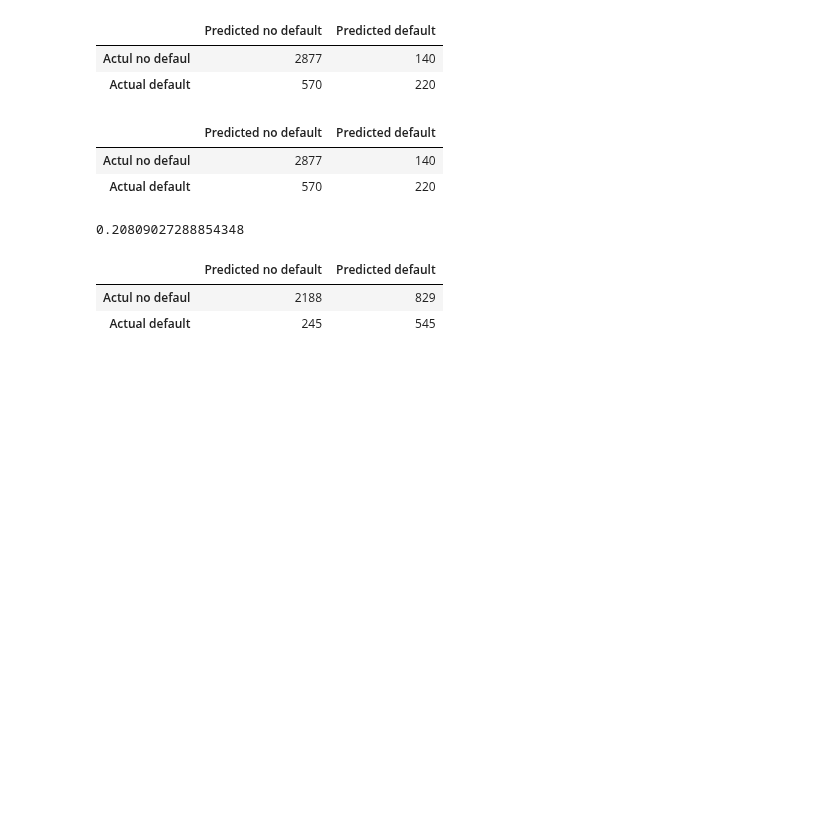
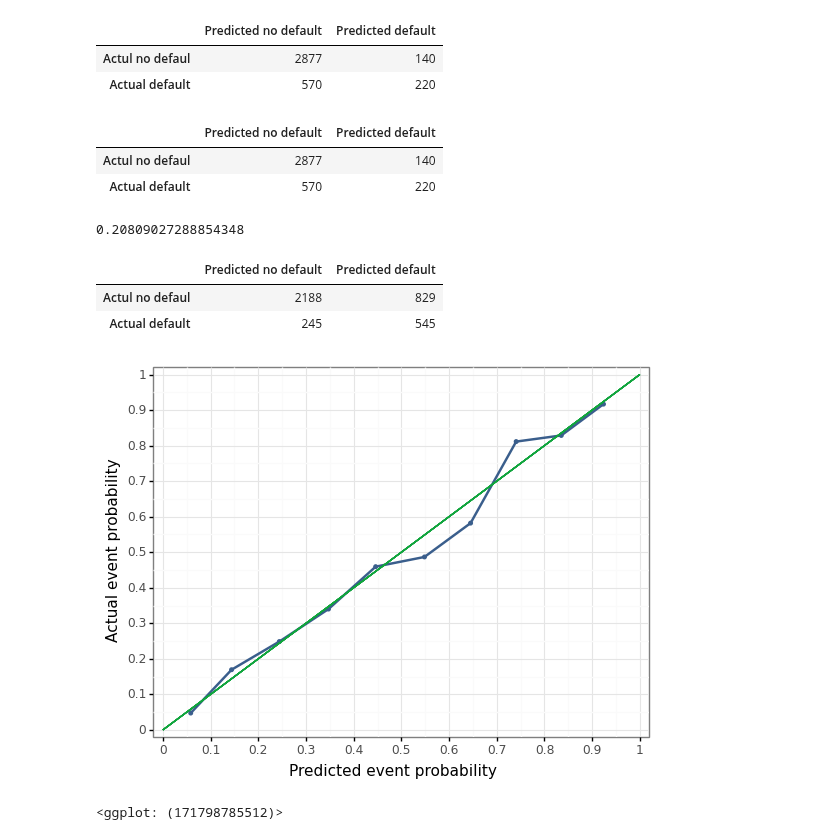
Before and after one commit to gabors-data-analysis/da_case_studies, a Jupyter notebook: ch17-predicting-firm-exit/main_new.ipynb, the cells around one changed output. Drawn from its saved outputs; the diff is of its cells as text; code cells hidden in the pictures; blank space fills up the shorter version.

Commit message:
Main part without random forest

```diff
--- a/ch17-predicting-firm-exit/main_new.ipynb
+++ b/ch17-predicting-firm-exit/main_new.ipynb
@@ -336,16 +353,21 @@ k = KFold(n_splits=5, shuffle=False, random_state=42)
 # %%
 LRCV_brier = LogisticRegressionCV(Cs=C_values, cv=k, refit=True, scoring='neg_brier_score',
-                            solver="newton-cg", tol=1e-7, random_state=42)
-LRCV_auc = LogisticRegressionCV(Cs=C_values, cv=k, refit=True, scoring='roc_auc',
                             solver="newton-cg", tol=1e-7, random_state=42)
 
 for i in range(len(logit_model_vars)):
     logit_models['X'+str(i+1)] = LRCV_brier.fit(logit_model_vars[i], y)
+
     # Calculate RMSE on test for each fold
     CV_RMSE_folds['X'+str(i+1)] = np.sqrt(-np.mean(logit_models['X'+str(i+1)].scores_[1], axis=1)).tolist()
+    cv_fold['pred X'+str(i+1)] = LRCV_brier.predict(logit_model_vars[i])
+    cv_fold['proba X'+str(i+1)] = LRCV_brier.predict_proba(logit_model_vars[i])[:,1]
+
     # Calculate AUC
-    LRCV_auc.fit(logit_model_vars[i], y)
-    CV_AUC_folds['X'+str(i+1)] = np.mean(LRCV_auc.scores_[1], axis=1).tolist()
+    CV_AUC = []
+    for fold in cv_fold['Fold'].cat.categories:
+        cfold = cv_fold.loc[cv_fold['Fold'] == str(fold)]
+        CV_AUC.append(roc_auc_score(cfold['obs'], cfold['proba X'+str(i+1)]))
+    CV_AUC_folds['X'+str(i+1)] = CV_AUC
 # %%
 from sklearn.preprocessing import StandardScaler
 object= StandardScaler()
@@ -539,3 +554,12 @@ cm2
 |  | Predicted no default | Predicted default |
 | Actul no defaul | 2188 | 829 |
 | Actual default | 245 | 545 |
+# %%
+holdout = pd.concat([data_holdout, y_holdout], axis=1)
+holdout["best_logit_no_loss_pred"] = logit_predicted_probabilities_holdout
+create_calibration_plot(holdout, file_name = "ch17-figure-1-logit-m4-calibration",\
+                        prob_var='best_logit_no_loss_pred', actual_var='default',\
+                        y_lab="Actual event probability", n_bins=10, breaks=None)
+# %% [output]
+[figure, added]
+<ggplot: (171798785512)>
```
Also changed, not shown: parts of 17 cells of this notebook.
